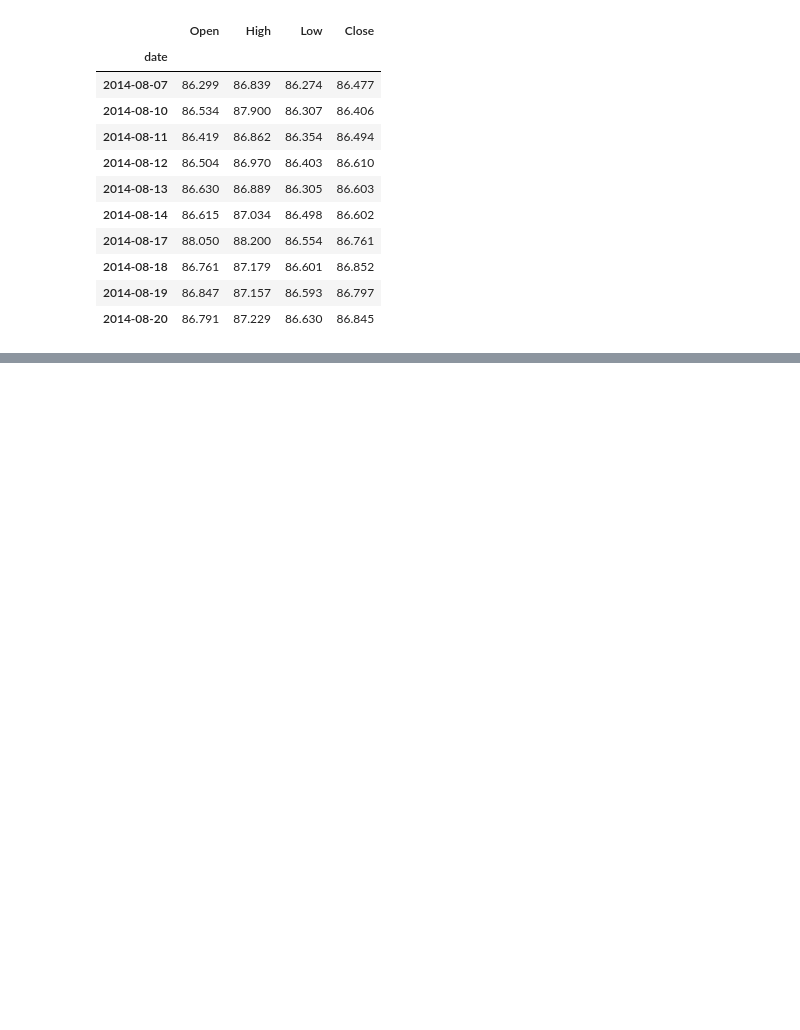
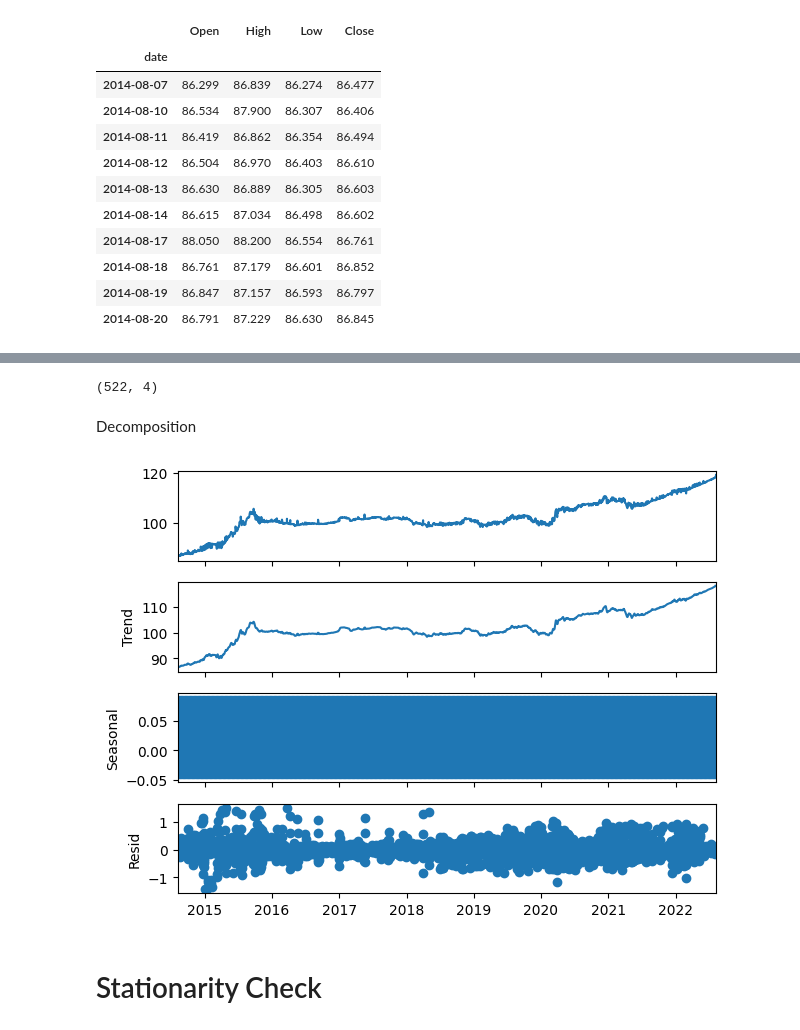
Before and after one commit to memmar1/Project, a Jupyter notebook: test.ipynb, the cells around one changed output, grey strips where cells are left out. Saved outputs shown, nothing was run; the diff lists cells and outputs as text; code cells hidden in the pictures; blank space fills up the shorter version.

```diff
--- a/test.ipynb
+++ b/test.ipynb
@@ -62,0 +138,3 @@ plt.show()
+# %%
+df_train = data.iloc[:size]
+df_test = data.iloc[size:]
@@ -62,0 +155,7 @@ plt.show()
+# %%
+
+df_test.shape
+# %% [output]
+(522, 4)
+# %% [markdown]
+Decomposition
@@ -62,0 +164,9 @@ plt.show()
+# %%
+add_decomp = seasonal_decompose(df_train, model="additive")
+# %%
+add_decomp.plot()
+plt.show()
+# %% [output]
+[figure, added]
+# %% [markdown]
+# Stationarity Check
```
Also changed, not shown: parts of 88 cells of this notebook.
